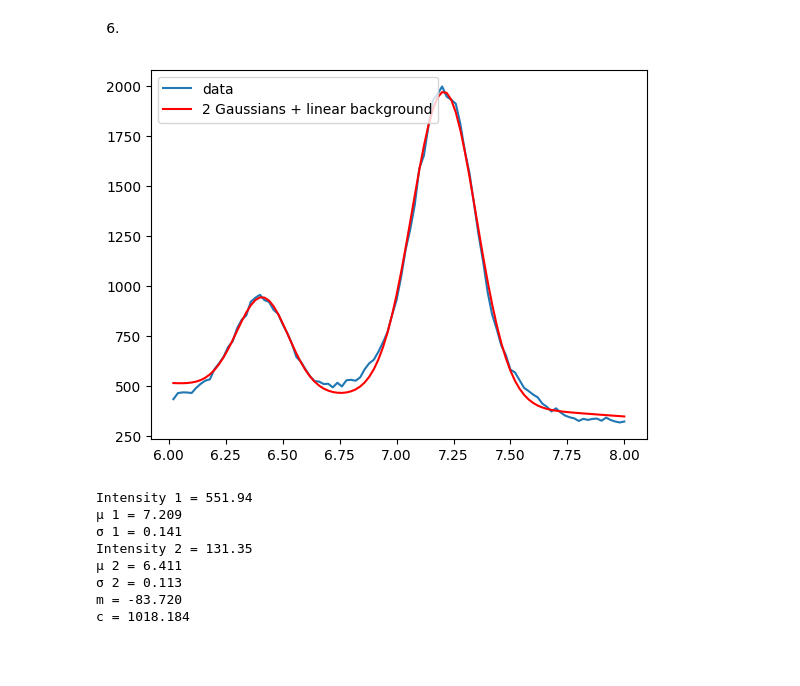
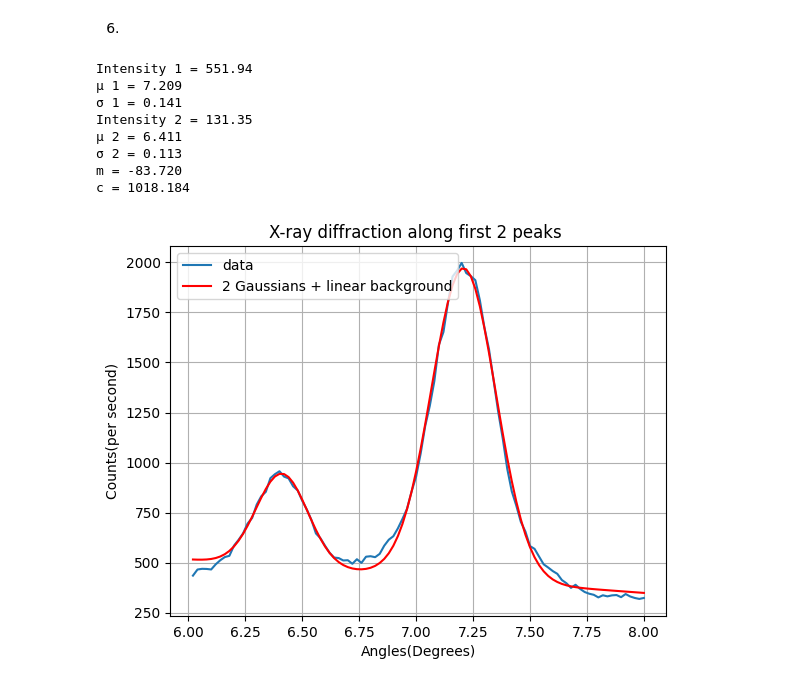
Before and after one commit to PX2145-2025/week-4-b-Kian-Lineham-04, a Jupyter notebook: Curvefit.ipynb, the cells around one changed output. Cells and saved outputs as stored; diff of their text form; code cells hidden in the pictures; blank space fills up the shorter version.

```diff
--- a/Curvefit.ipynb
+++ b/Curvefit.ipynb
@@ -383,34 +391,37 @@ c = 1847.410
 # %%
 def TwoGau_linear(x, I, mu, sigma, I2, mu2, sigma2, m, c):
     return (Gau(x, I, mu, sigma) + Gau(x, I2, mu2, sigma2) + (m*x + c))
 
 # Initial guesses for both peaks
 p_guess_two = [461.73, 7.207, 0.126, 600, 6.3, 0.2, -188.936,1847.410]
 
 popt_two, pcov_two = curve_fit(TwoGau_linear, angles_selected, counts_selected, p_guess_two)
 y_fit_two = TwoGau_linear(angle_plot, *popt_two)
 
 plt.plot(angles_selected, counts_selected, label='data')
 plt.plot(angle_plot, y_fit_two, 'r-', label='2 Gaussians + linear background')
+plt.xlabel('Angles(Degrees)')
+plt.ylabel('Counts(per second)')
+plt.title('X-ray diffraction along first 2 peaks ')
 plt.legend()
-plt.show()
+plt.grid()
 
 #outputted parameters
 print(f"Intensity 1 = {popt_two[0]:.2f}")
 print(f"μ 1 = {popt_two[1]:.3f}")
 print(f"σ 1 = {popt_two[2]:.3f}")
 print(f"Intensity 2 = {popt_two[3]:.2f}")
 print(f"μ 2 = {popt_two[4]:.3f}")
 print(f"σ 2 = {popt_two[5]:.3f}")
 print(f"m = {popt_two[6]:.3f}")
 print(f"c = {popt_two[7]:.3f}")
 # %% [output]
+Intensity 1 = 551.94
+μ 1 = 7.209
+σ 1 = 0.141
+Intensity 2 = 131.35
+μ 2 = 6.411
+σ 2 = 0.113
+m = -83.720
+c = 1018.184
-[figure, old version]
+[figure, new version]
-Intensity 1 = 551.94
-μ 1 = 7.209
-σ 1 = 0.141
-Intensity 2 = 131.35
-μ 2 = 6.411
-σ 2 = 0.113
-m = -83.720
-c = 1018.184
```
Also changed, not shown: parts of 3 cells of this notebook.
